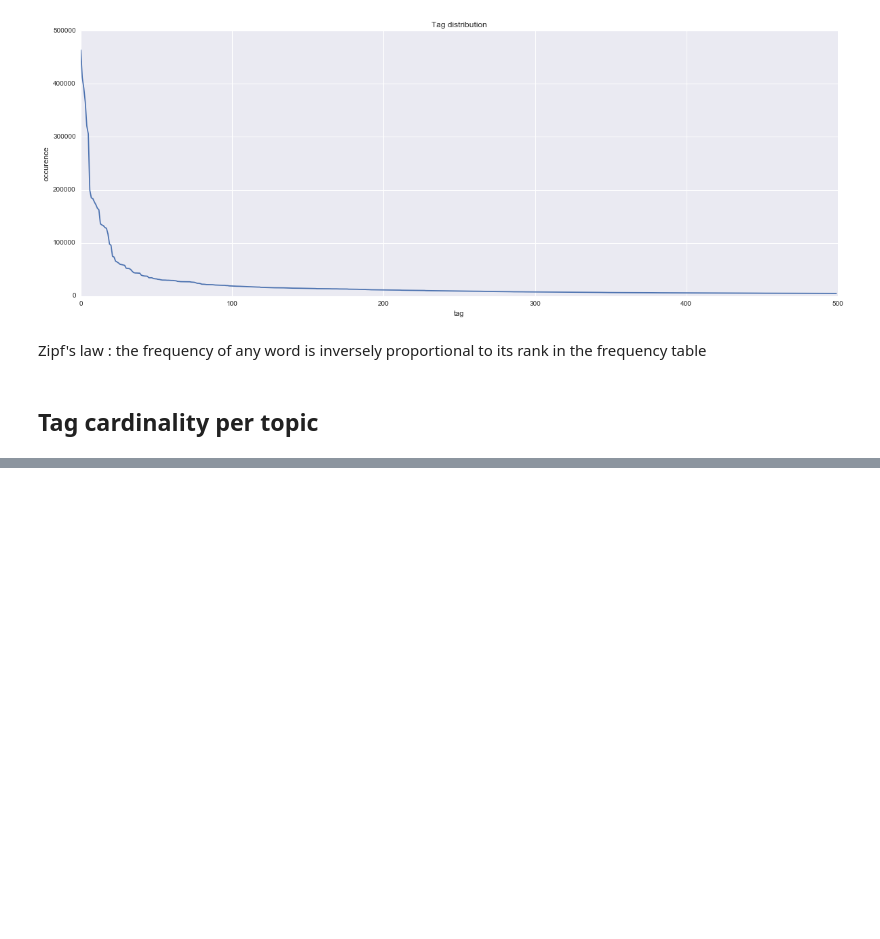
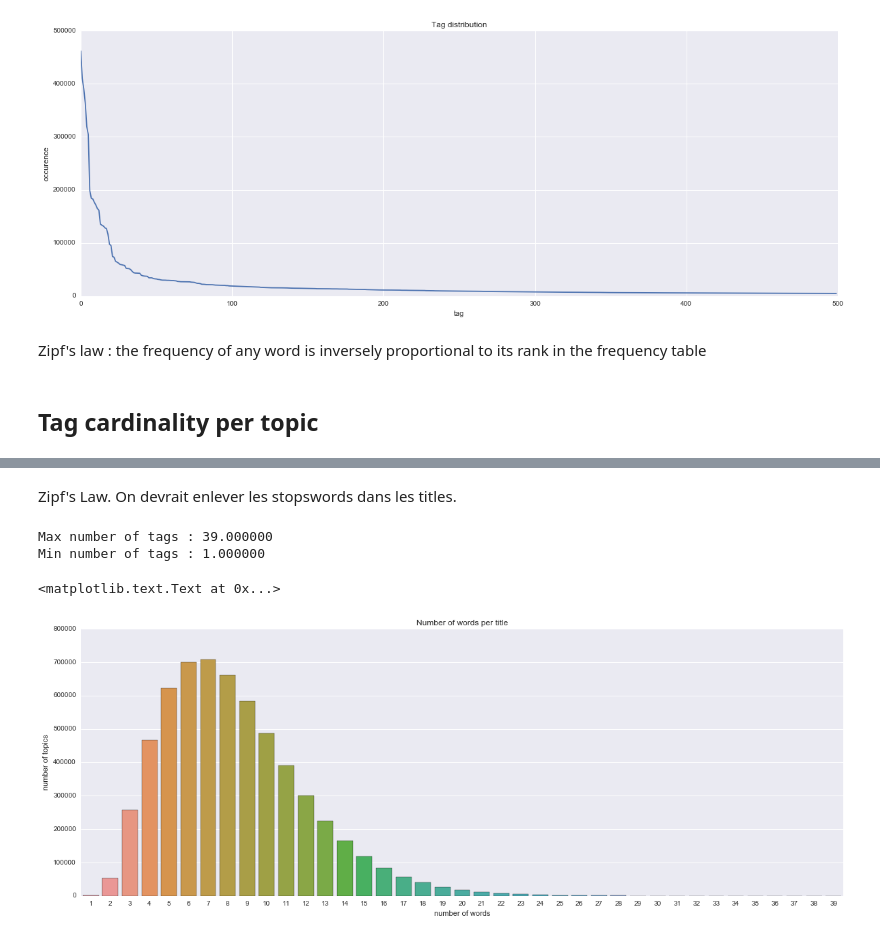
Before and after one commit to Nlte/pfe-keyword, a Jupyter notebook: data_analysis.ipynb, the cells around one changed output, grey strips where cells are left out. Drawn from its saved outputs; the diff is of its cells as text; code cells hidden in the pictures; blank space fills up the shorter version.

```diff
--- a/data_analysis.ipynb
+++ b/data_analysis.ipynb
@@ -26,15 +26,23 @@ size = int(mem.total/1000000)
 df = pd.read_csv('data/Train.zip', compression='zip',header=0,sep=',', quotechar='"', chunksize=size)
 # %%
 counter_tags = Counter()
-counter_card = Counter()
+counter_tagcard = Counter()
+counter_titles = Counter()
+counter_titlecard = Counter()
 print("Computing the dataset counters ...")
 for chunk in df:
     tags = chunk["Tags"].tolist()
+    titles = chunk["Title"].tolist()
     tags_tokenized = [[x for x in t.split()] for t in tags]
+    titles_tokenized = [[x for x in t.split()] for t in titles]
     tags_card = [len(x) for x in tags_tokenized]
+    titles_card = [len(x) for x in titles_tokenized]
     tags_concat = [x for t in tags_tokenized for x in t]
+    titles_concat = [x for t in titles_tokenized for x in t]
     counter_tags.update(tags_concat)
-    counter_card.update(tags_card)
+    counter_tagcard.update(tags_card)
+    counter_titles.update(titles_concat)
+    counter_titlecard.update(titles_card)
 print("Counter built.")
 # %% [output]
 Computing the dataset counters ...
@@ -98,0 +141,17 @@ Counter({3: 1728500, 2: 1608230, 4: 1156927, 1: 830591, 5: 709947})
+# %% [markdown]
+Zipf's Law. On devrait enlever les stopswords dans les titles.
+# %%
+print("Max number of tags : %f" % np.max(counter_titlecard.keys()))
+print("Min number of tags : %f" % np.min(counter_titlecard.keys()))
+
+x = [c for c in counter_titlecard.keys()]
+y = [c for c in counter_titlecard.values()]
+sns.barplot(x, y)
+plt.xlabel("number of words")
+plt.ylabel("number of topics")
+plt.title("Number of words per title")
+# %% [output]
+Max number of tags : 39.000000
+Min number of tags : 1.000000
+<matplotlib.text.Text at 0x...>
+[figure, added]
```
Also changed, not shown: parts of 4 cells of this notebook.
